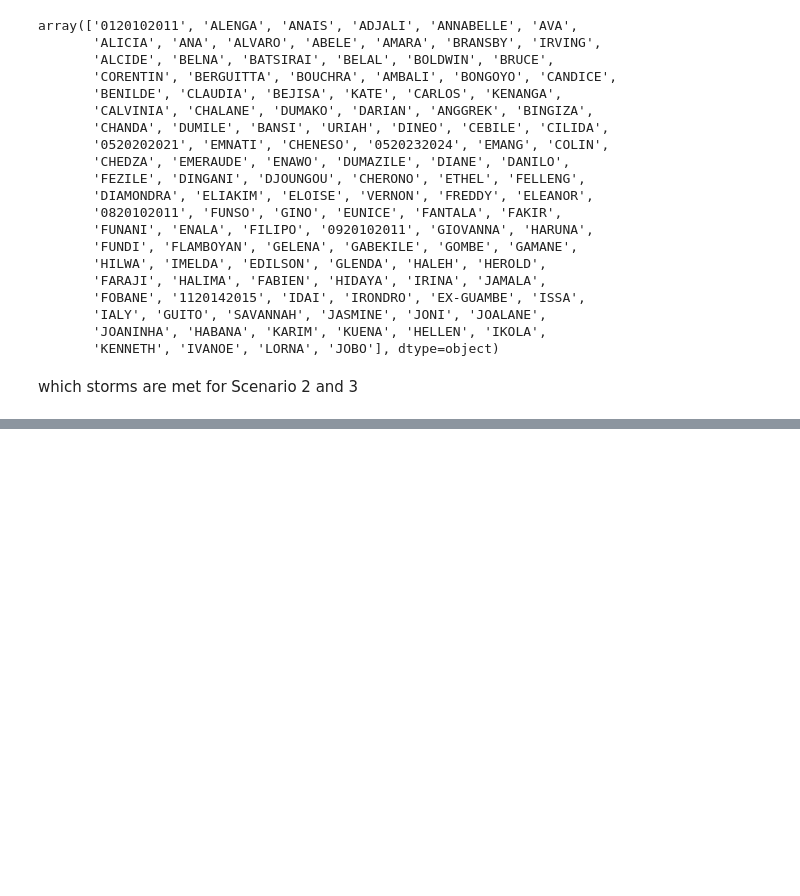
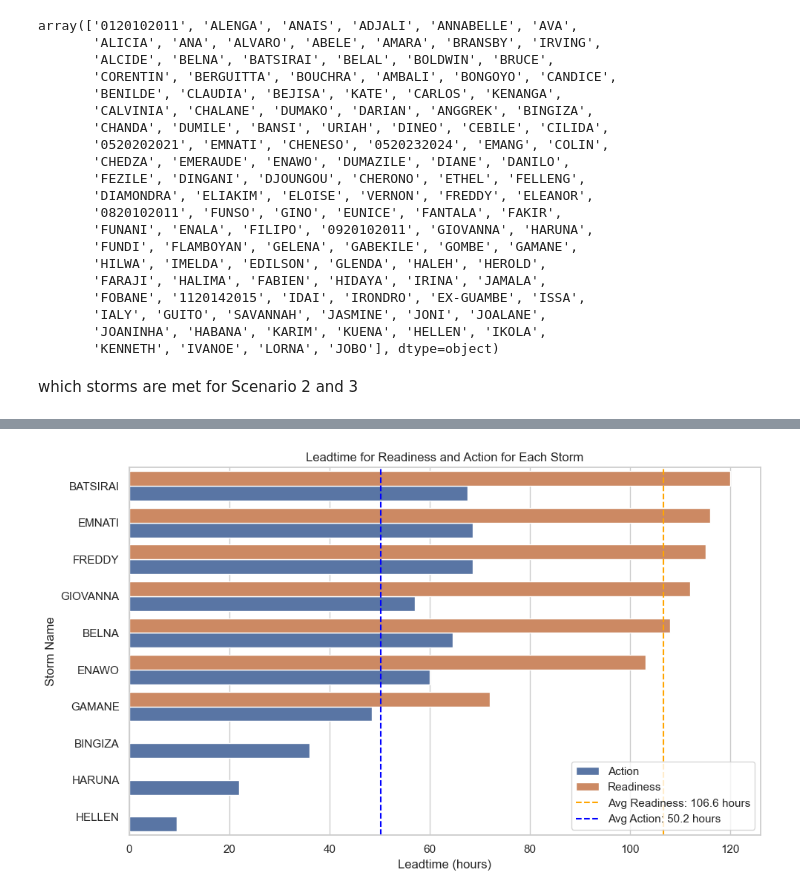
Before and after one commit to OCHA-DAP/ds-aa-mdg-storms, a Jupyter notebook: analysis/01.6_historical_testing_scenarios_meteo_historical_forecasts.ipynb, the cells around one changed output, grey strips where cells are left out. Cells and saved outputs as stored; diff of their text form; code cells hidden in the pictures; blank space fills up the shorter version.

```diff
--- a/analysis/01.6_historical_testing_scenarios_meteo_historical_forecasts.ipynb
+++ b/analysis/01.6_historical_testing_scenarios_meteo_historical_forecasts.ipynb
@@ -89,6 +84,10 @@ array(['0120102011', 'ALENGA', 'ANAIS', 'ADJALI', 'ANNABELLE', 'AVA',
        'KENNETH', 'IVANOE', 'LORNA', 'JOBO'], dtype=object)
 # %% [markdown]
 which storms are met for Scenario 2 and 3
+# %%
+# storms forecasted to be within 100 km of MDG
+storms_within_aoi = df_rsmc[df_rsmc["any_distance_km"] <= 100]["name"].unique()
+storms_onland = df_rsmc[df_rsmc["any_distance_km"] == 0]["name"].unique()
 # %%
 # Scenario 2
 # Readiness
@@ -222,0 +514,11 @@ styled_df
+# %%
+# Merge the readiness and action DataFrames into a single table based on 'name'
+df_combined = pd.merge(
+    readiness_df[["name", "lt_hour", "any_distance_km"]],
+    action_df[["name", "lt_hour", "any_distance_km"]],
+    on="name",
+    how="outer",
+    suffixes=("_readiness", "_action"),
+)
+
+df_combined
@@ -222,0 +537,76 @@ styled_df
+# %%
+# Reshape the data into long format for grouped bars
+df_melted = df_combined.melt(
+    id_vars="name",
+    value_vars=["lt_hour_readiness", "lt_hour_action"],
+    var_name="trigger",
+    value_name="time_to_trigger",
+)
+
+# Rename the 'trigger' column for clarity
+df_melted["trigger"] = df_melted["trigger"].replace(
+    {"lt_hour_readiness": "Readiness", "lt_hour_action": "Action"}
+)
+
+# Sort the dataframe by 'time_to_trigger' in ascending order to order storms
+df_melted["name"] = pd.Categorical(
+    df_melted["name"],
+    categories=df_melted.groupby("name")["time_to_trigger"]
+    .max()
+    .sort_values(ascending=True)
+    .index,
+    ordered=True,
+)
+
+# Set plot style
+sns.set(style="whitegrid")
+
+# Create a grouped bar plot with storms on the y-axis
+plt.figure(figsize=(10, 6))
+
+# Set hue order so that Readiness is always on top of Action
+sns.barplot(
+    x="time_to_trigger",
+    y="name",
+    hue="trigger",
+    data=df_melted,
+    hue_order=["Action", "Readiness"],
+)
+
+# Add a vertical line for the average time to trigger for Readiness and Action
+readiness_avg = df_melted[df_melted["trigger"] == "Readiness"][
+    "time_to_trigger"
+].mean()
+action_avg = df_melted[df_melted["trigger"] == "Action"][
+    "time_to_trigger"
+].mean()
+
+plt.axvline(
+    x=readiness_avg,
+    color="orange",
+    linestyle="--",
+    label=f"Avg Readiness: {readiness_avg:.1f} hours",
+)
+plt.axvline(
+    x=action_avg,
+    color="blue",
+    linestyle="--",
+    label=f"Avg Action: {action_avg:.1f} hours",
+)
+
+# Add labels and title
+plt.xlabel("Leadtime (hours)")
+plt.ylabel("Storm Name")
+plt.title("Leadtime for Readiness and Action for Each Storm")
+
+# Invert the y-axis to show storms in reverse order (optional)
+plt.gca().invert_yaxis()
+
+# Add a legend to show the average lines
+plt.legend()
+
+# Display the plot
+plt.tight_layout()
+plt.show()
+# %% [output]
+[figure, added]
```
Also changed, not shown: parts of 26 cells of this notebook.
